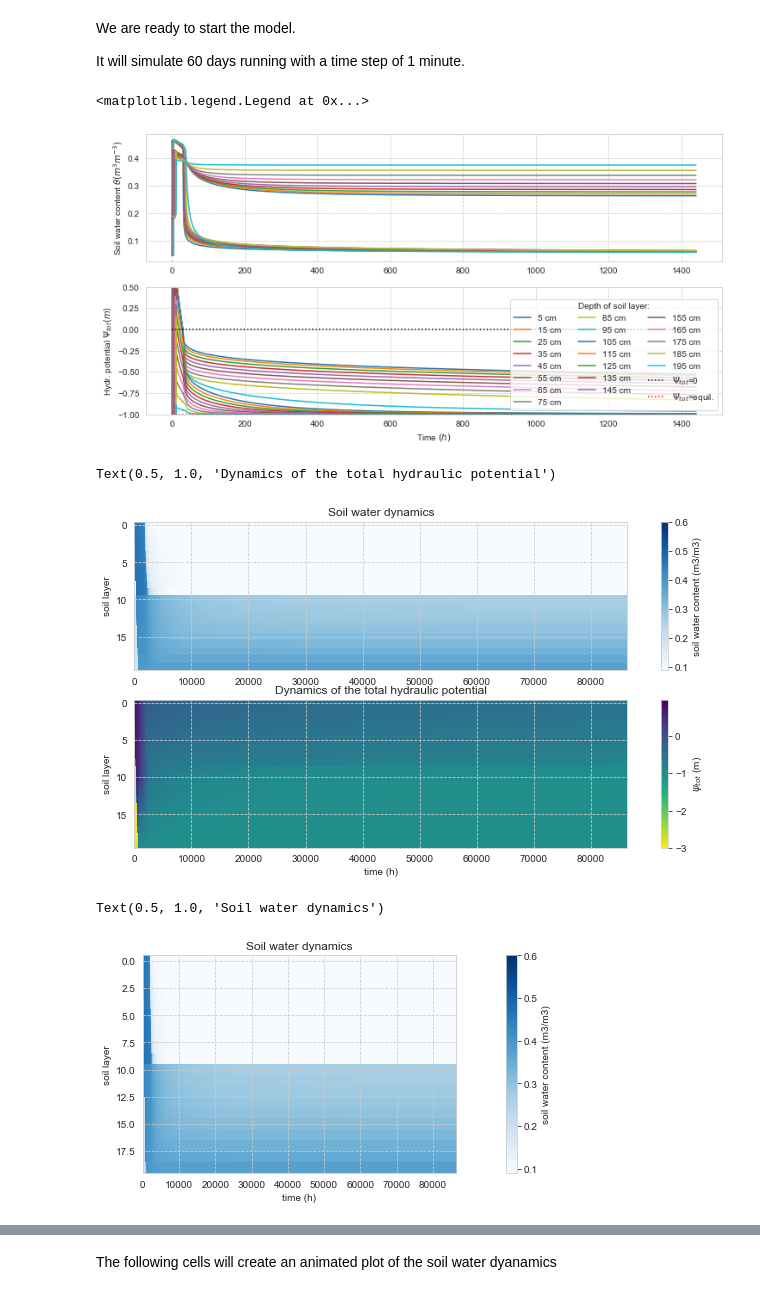
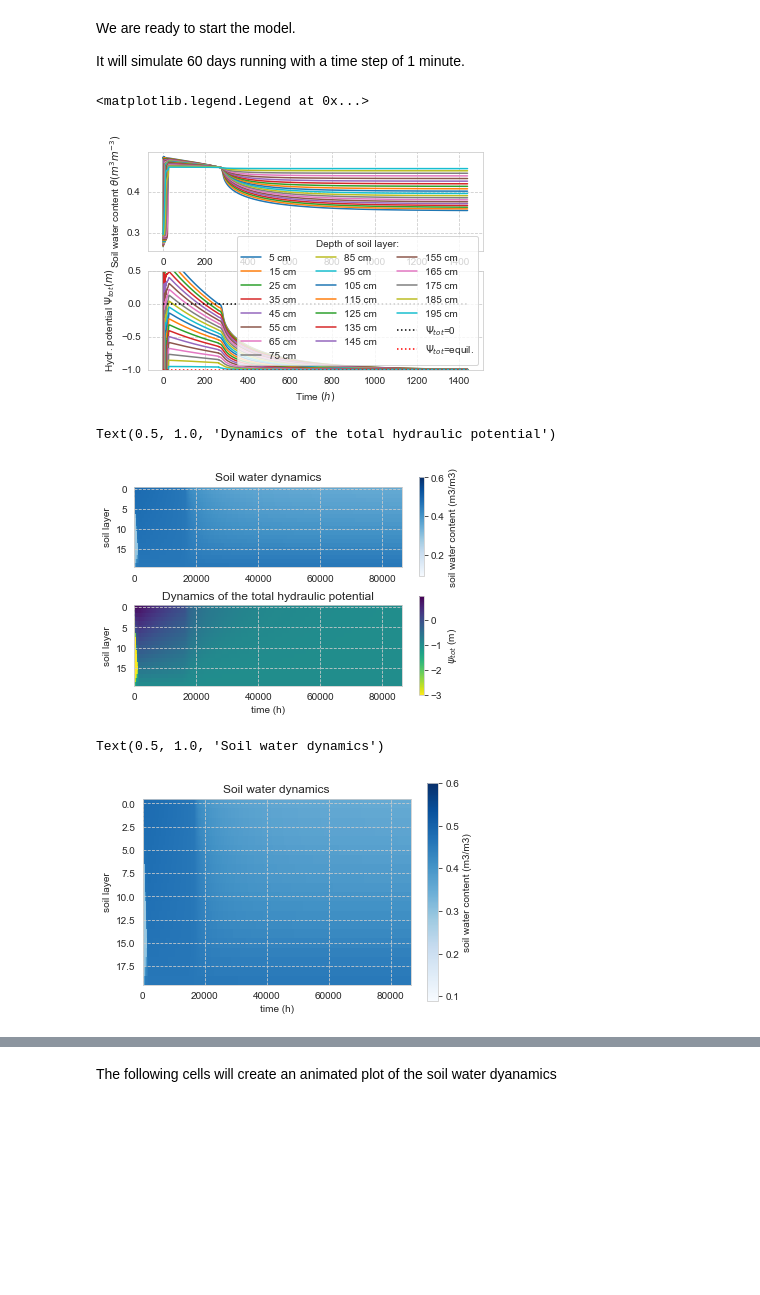
Before and after one commit to cojacoo/hydropedology_lab, a Jupyter notebook: 1DRichardsExperiment.ipynb, the cells around one changed output, grey strips where cells are left out. Drawn from its saved outputs; the diff is of its cells as text; code cells hidden in the pictures; blank space fills up the shorter version.

```diff
--- a/1DRichardsExperiment.ipynb
+++ b/1DRichardsExperiment.ipynb
@@ -55,24 +59,25 @@ soilSICL= cmf.VanGenuchtenMualem(theta_r=0.089, phi=0.43, alpha=0.010, n=1.23, K
 soilSIL = cmf.VanGenuchtenMualem(theta_r=0.067, phi=0.45, alpha=0.020, n=1.41, Ksat= 0.450/100.*24.)
 soilSL  = cmf.VanGenuchtenMualem(theta_r=0.065, phi=0.41, alpha=0.075, n=1.89, Ksat= 4.421/100.*24.)
 # %%
-# setup 10 soil layers with each 10 cm and the soil definitions from above
+# setup 20 soil layers in a 1 m soil column and the soil definitions from above
 nlay=20
 dlay=1./nlay
-#for i in range(nlay):
-#    depth = (i+1) * dlay
-#    cell.add_layer(depth,r_curve1)
+for i in range(nlay):
+    depth = (i+1) * dlay
+    #cell.add_layer(depth,r_curve1)
+    cell.add_layer(depth,soilSI)
 
 # alternative layered setups:
-for i in range(20):
-    depth = (i+1) * dlay
-    if i<10:
-        cell.add_layer(depth,soilS)
+#for i in range(20):
+#    depth = (i+1) * dlay
+#    if i<10:
+#        cell.add_layer(depth,soilS)
    #elif i<10:
    #    cell.add_layer(depth,soilSIL)
    #elif i<12:
    #    cell.add_layer(depth,soilS)
-    else:
-        cell.add_layer(depth,soilSCL)
+#    else:
+#        cell.add_layer(depth,soilSCL)
 
 #for i in range(10)[:6]:
 #    depth = (i+1) * 0.1
@@ -90,7 +95,7 @@ Because there is a large number of numerical procedures to actually solve the eq
 # Definition des Lösers:
 solver = cmf.CVodeKLU(project,1e-5)
 #solver = cmf.RKFIntegrator(project,1e-6)
-solver.t = cmf.Time(1,1,2011)
+solver.t = cmf.Time(1,1,2021)
 # %% [markdown]
 Now we have a soil column with 10 layers. The layers are connected through the Richards equation. As we discussed in the lecture, fluxes will only take place when there are gradients in the total hydraulic potential. The gradients are imposed through the initial conditions and the boundary conditions.
 
@@ -130,29 +135,27 @@ for t in solver.run(solver.t,
 #cell.layers[1].theta
 # %%
 # plot results
-figsize(12,6)
 subplot(211)
 plot(np.arange(len(moisture))*tstep,moisture)
 ylabel(r'Soil water content $\theta (m^3m^{-3})$')
 #xlabel(r'$time [h]$')
 
 
 subplot(212)
 for i in np.arange(np.shape(potential)[1]):
     plot(np.arange(len(potential))*tstep,np.array(potential)[:,i],label=str(i*10+5)+' cm')
     #plot(np.arange(len(potential))*tstep,np.array(potential)[:,i],label=str(i*5+2.5)+' cm')
 plot([0,len(moisture)*tstep],[0,0],'k:',label=r'$\Psi_{tot}$=0')
 plot([0,len(moisture)*tstep],[gw.potential,gw.potential],'r:',label=r'$\Psi_{tot}$=equil.')
 ylabel(r'Hydr. potential $\Psi_{tot} (m)$')
 xlabel(r'Time $(h)$')
 ylim([-1,0.5])
 legend(loc=4,ncol=3,title='Depth of soil layer:')
 #savefig('dyn_col.pdf',bbox_inches='tight')
 # %% [output]
 <matplotlib.legend.Legend at 0x...>
-[figure, old version]
+[figure, new version]
 # %%
-figsize(12,6)
 subplot(211)
 imshow(np.array(moisture).T,aspect=1300,cmap='Blues',vmin=0.09,vmax=0.6)
 #xticks(np.arange(11)*(48/tstep),np.arange(11)*48)
@@ -172,10 +175,9 @@ title('Dynamics of the total hydraulic potential')
 #savefig('dyn_col_im.pdf',bbox_inches='tight')
 # %% [output]
 Text(0.5, 1.0, 'Dynamics of the total hydraulic potential')
-[figure, old version]
+[figure, new version]
 # %%
 
-figsize(18,4)
 imshow(np.array(moisture).T,aspect=3000,cmap='Blues',vmin=0.09,vmax=0.6)
 #xticks(np.arange(11)*(48/tstep),np.arange(11)*48)
 xlabel('time (h)')
@@ -184,5 +186,5 @@ colorbar(label='soil water content (m3/m3)')
 title('Soil water dynamics')
 # %% [output]
 Text(0.5, 1.0, 'Soil water dynamics')
-[figure, old version]
+[figure, new version]
 # %%
```
Also changed, not shown: parts of 4 cells of this notebook.
